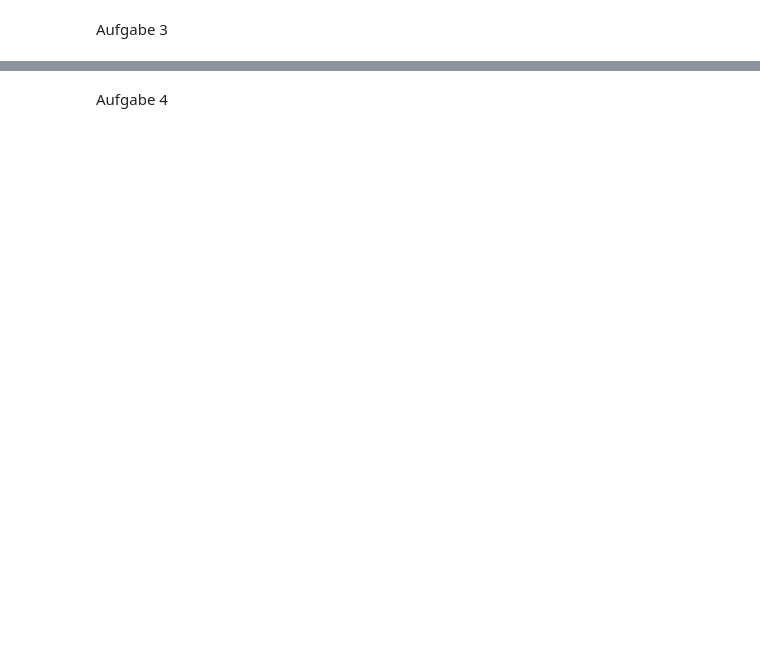
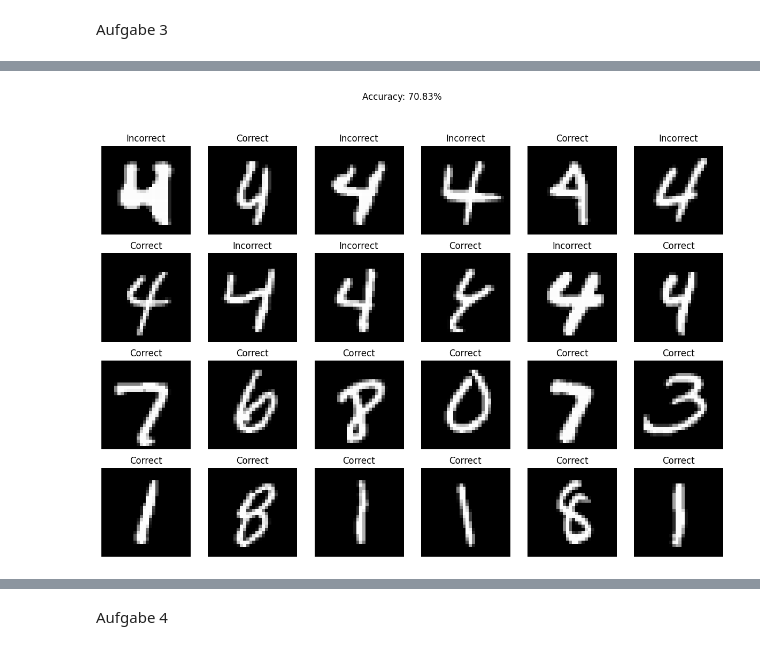
Before and after one commit to iamekerb/vta-MC, a Jupyter notebook: vta mc 1.ipynb, the cells around one changed output, grey strips where cells are left out. Cells and saved outputs as stored; diff of their text form; code cells hidden in the pictures; blank space fills up the shorter version.

```diff
--- a/vta mc 1.ipynb
+++ b/vta mc 1.ipynb
@@ -264,0 +570,38 @@ Testgenauigkeit: 0.7288
+# %%
+# Wähle 12 Bilder mit der Ziffer 4 und 12 Bilder mit einer anderen Ziffer aus dem Testdatensatz
+indices_4 = np.where(y_test == 4)[0]
+indices_other = np.where(y_test != 4)[0]
+
+indices_4_selected = np.random.choice(indices_4, 12, replace=False)
+indices_other_selected = np.random.choice(indices_other, 12, replace=False)
+
+sample_images_4 = X_test[indices_4_selected]
+sample_images_other = X_test[indices_other_selected]
+
+# Kombiniere die ausgewählten Bilder
+sample_images = np.concatenate([sample_images_4, sample_images_other], axis=0)
+true_labels = np.concatenate([np.ones(12), np.zeros(12)])  # 1 für Ziffer 4, 0 für andere Ziffern
+
+# Mache Vorhersagen für die ausgewählten Bilder
+predictions = slp.predict(sample_images).flatten()
+
+# Überprüfe, ob die Vorhersagen korrekt sind
+correct_predictions = ((predictions == 1) & (true_labels == 4)) | ((predictions == 0) & (true_labels != 4))
+
+# Berechne den Prozentsatz der korrekten Vorhersagen
+accuracy = np.mean(correct_predictions) * 100
+
+# Zeige die Bilder und Vorhersagen an
+plt.figure(figsize=(15, 10))
+for i in range(24):
+    plt.subplot(4, 6, i + 1)
+    plt.imshow(sample_images[i].reshape(28, 28), cmap='gray')
+    if correct_predictions[i]:
+        plt.title('Correct')
+    else:
+        plt.title('Incorrect')
+    plt.axis('off')
+plt.suptitle(f'Accuracy: {accuracy:.2f}%')
+plt.show()
+# %% [output]
+[figure, added]
```
Also changed, not shown: parts of 24 cells of this notebook.
